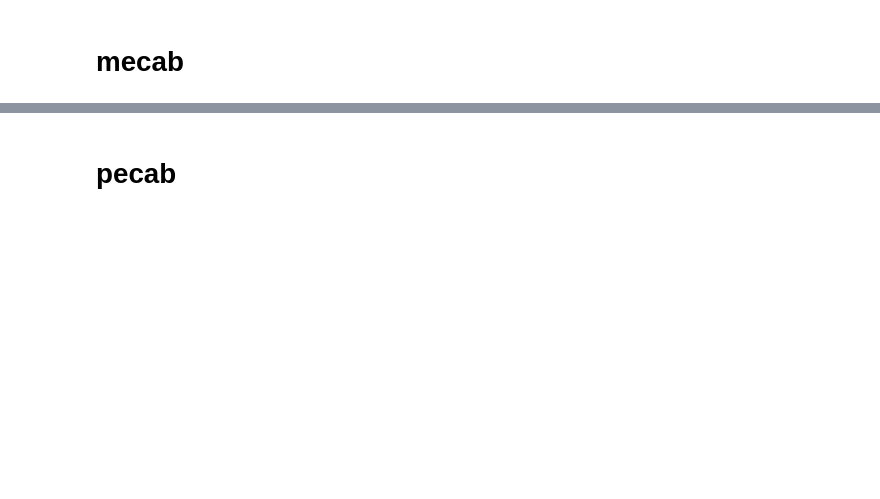
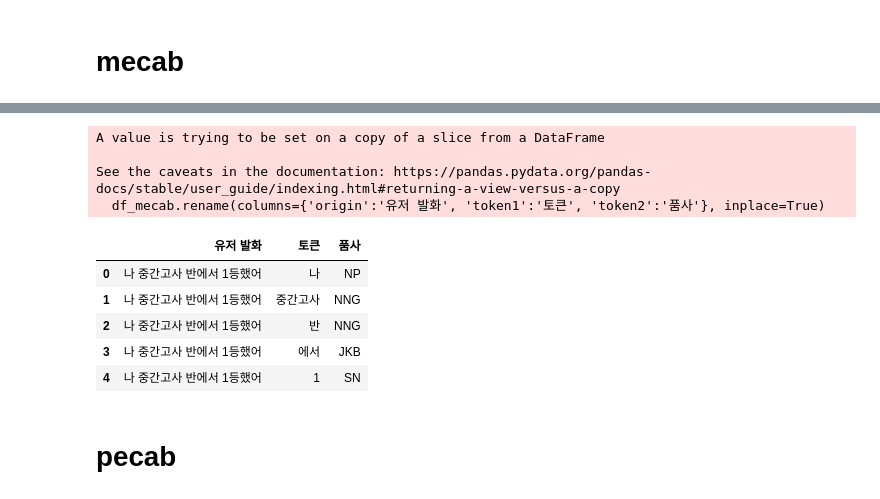
Before and after one commit to textnetkr/MemeProject, a Jupyter notebook: src/comparison/comparison.ipynb, the cells around one changed output, grey strips where cells are left out. Drawn from its saved outputs; the diff is of its cells as text; code cells hidden in the pictures; blank space fills up the shorter version.

```diff
--- a/src/comparison/comparison.ipynb
+++ b/src/comparison/comparison.ipynb
@@ -70,0 +197,8 @@ df['mecab'] = df.content.swifter.apply(lambda x: m.pos(str(x)))
+# %%
+result = []
+for row in df.iterrows():
+  for i in row[1]['mecab']:
+    temp = []
+    temp.append(row[1]['content'])
+    temp.append(i)
+    result.append(temp)
@@ -71,3 +218,25 @@ df['mecab'] = df.content.swifter.apply(lambda x: m.pos(str(x)))
+# %%
+df_mecab = pd.DataFrame(result, columns=['origin', 'token'])
+# %%
+df_mecab['token1'] = df_mecab.token.apply(lambda x: x[0])
+df_mecab['token2'] = df_mecab.token.apply(lambda x: x[1])
+# %%
+df_mecab = df_mecab[['origin', 'token1', 'token2']]
+df_mecab.rename(columns={'origin':'유저 발화', 'token1':'토큰', 'token2':'품사'}, inplace=True)
+# %% [output]
+A value is trying to be set on a copy of a slice from a DataFrame
+
+See the caveats in the documentation: https://pandas.pydata.org/pandas-docs/stable/user_guide/indexing.html#returning-a-view-versus-a-copy
+  df_mecab.rename(columns={'origin':'유저 발화', 'token1':'토큰', 'token2':'품사'}, inplace=True)
+# %%
+df_mecab.head()
+# %% [output]
+|  | 유저 발화 | 토큰 | 품사 |
+| 0 | 나 중간고사 반에서 1등했어 | 나 | NP |
+| 1 | 나 중간고사 반에서 1등했어 | 중간고사 | NNG |
+| 2 | 나 중간고사 반에서 1등했어 | 반 | NNG |
+| 3 | 나 중간고사 반에서 1등했어 | 에서 | JKB |
+| 4 | 나 중간고사 반에서 1등했어 | 1 | SN |
 # %% [markdown]
 # pecab
 # %%
```
Also changed, not shown: parts of 28 cells of this notebook.
